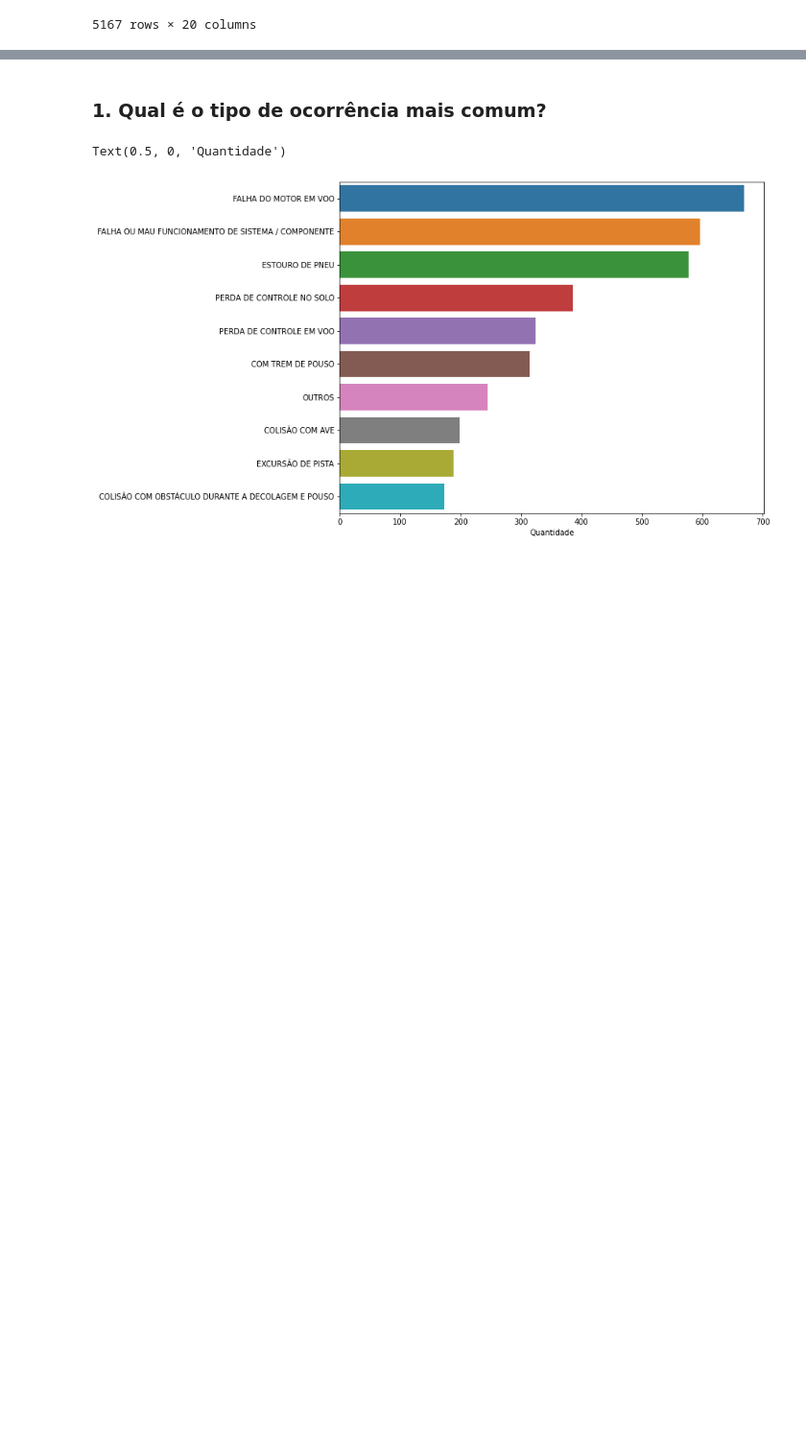
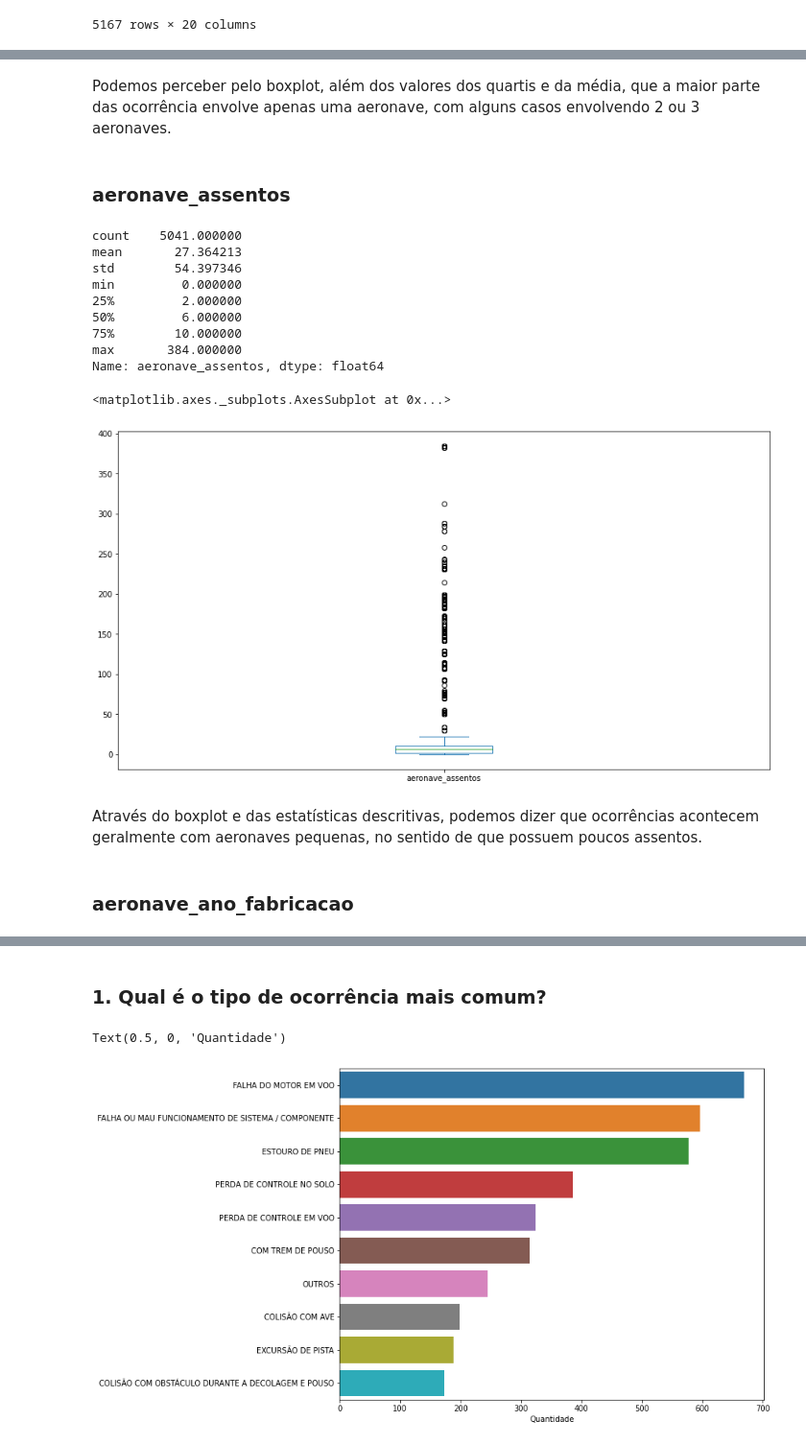
Before and after one commit to MarcosVeniciu/Trabalho-Pratico-Introducao-a-Ciencia-dos-Dados, a Jupyter notebook: cenipa.ipynb, the cells around one changed output, grey strips where cells are left out. Shown: that part at 96% size. Saved outputs shown, nothing was run; the diff lists cells and outputs as text; code cells hidden in the pictures; blank space fills up the shorter version.

```diff
--- a/cenipa.ipynb
+++ b/cenipa.ipynb
@@ -202,0 +297,23 @@ df_ocorrencia
+# %% [markdown]
+Podemos perceber pelo boxplot, além dos valores dos quartis e da média, que a maior parte das ocorrência envolve apenas uma aeronave, com alguns casos envolvendo 2 ou 3 aeronaves.
+# %% [markdown]
+### aeronave_assentos
+# %%
+print(df_aeronave['aeronave_assentos'].describe())
+df_aeronave['aeronave_assentos'].plot.box(figsize=(15,8))
+# %% [output]
+count    5041.000000
+mean       27.364213
+std        54.397346
+min         0.000000
+25%         2.000000
+50%         6.000000
+75%        10.000000
+max       384.000000
+Name: aeronave_assentos, dtype: float64
+<matplotlib.axes._subplots.AxesSubplot at 0x...>
+[figure, added]
+# %% [markdown]
+Através do boxplot e das estatísticas descritivas, podemos dizer que ocorrências acontecem geralmente com aeronaves pequenas, no sentido de que possuem poucos assentos.
+# %% [markdown]
+### aeronave_ano_fabricacao
```
Also changed, not shown: parts of 30 cells of this notebook.
